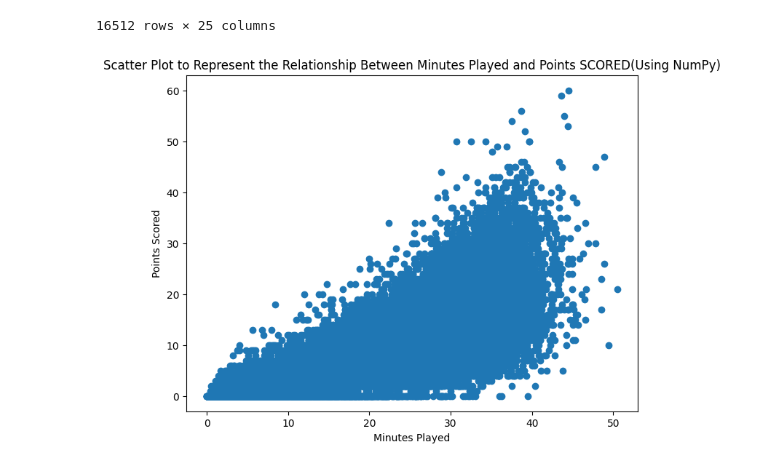
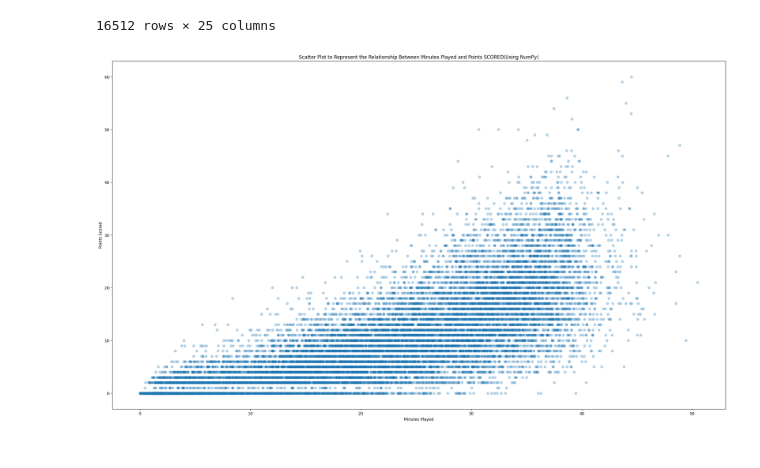
Before and after one commit to IsaacRen8/Isaac-Ren-DataAnalytics, a Jupyter notebook: 02-Data_Manipulation-NumPy_Pandas/03-Matplotlib-Basics.ipynb, the cells around one changed output. Saved outputs shown, nothing was run; the diff lists cells and outputs as text; code cells hidden in the pictures.

```diff
--- a/02-Data_Manipulation-NumPy_Pandas/03-Matplotlib-Basics.ipynb
+++ b/02-Data_Manipulation-NumPy_Pandas/03-Matplotlib-Basics.ipynb
@@ -215,19 +215,19 @@ df
 # %%
 x = df ['MP']
 y = df ['PTS']
 #Create scatter plot
-plt.figure(figsize=(8, 6))
-plt.scatter(x,y)
+plt.figure(figsize=(28, 16))
+plt.scatter(x,y, alpha=0.3)
 
 #Add labels and title
 plt.xlabel("Minutes Played")
 plt.ylabel("Points Scored")
 plt.title("Scatter Plot to Represent the Relationship Between Minutes Played and Points SCORED(Using NumPy)")
 
 # Show the plot
 plt.show()
 # %% [output]
-[figure, old version]
+[figure, new version]
 # %%
 # As players spend more time on the court, they generally score more points.
 # The cloud of dots gets higher as it moves to the right, showing how opportunity increases production.
```
Also changed, not shown: parts of 17 cells of this notebook.
